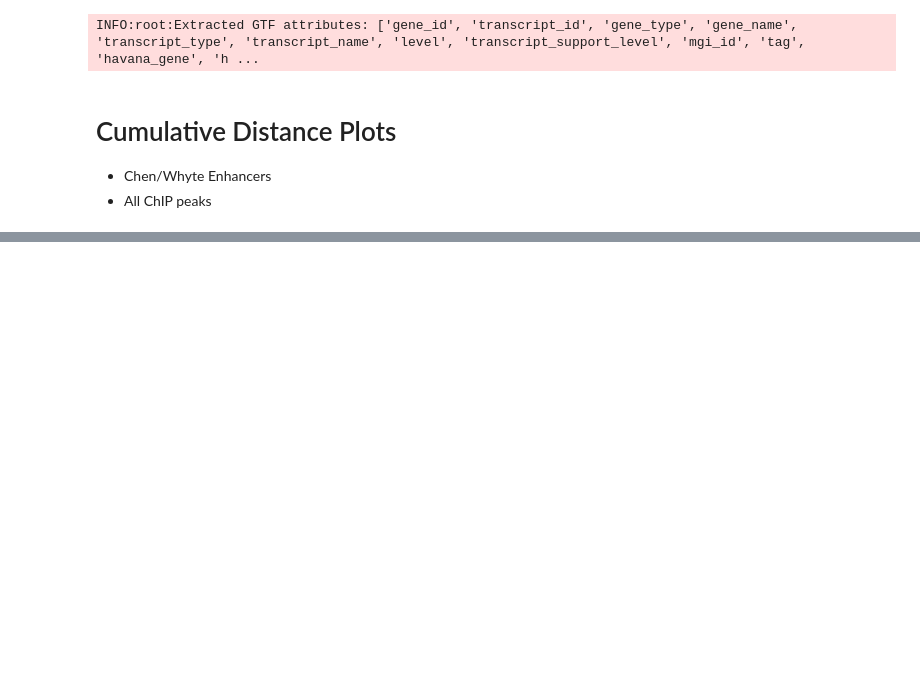
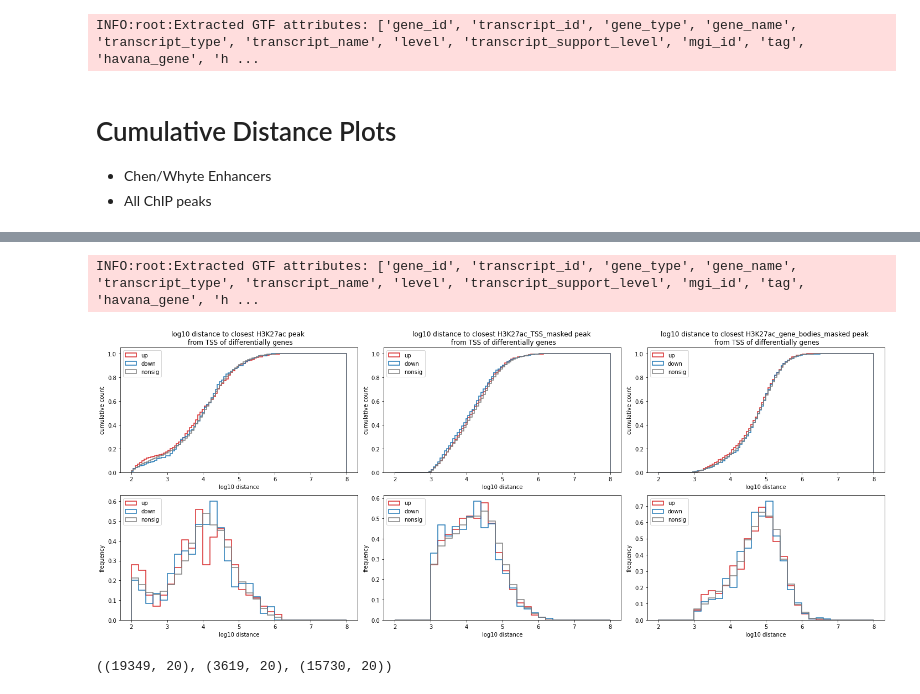
Before and after one commit to Bozhie/transcription_3Dfolding, a Jupyter notebook: transcription_3dfolding/transcription_data_analysis/20221207_cumulative_distance_plots.ipynb, the cells around one changed output, grey strips where cells are left out. Drawn from its saved outputs; the diff is of its cells as text; code cells hidden in the pictures; blank space fills up the shorter version.

```diff
--- a/transcription_3dfolding/transcription_data_analysis/20221207_cumulative_distance_plots.ipynb
+++ b/transcription_3dfolding/transcription_data_analysis/20221207_cumulative_distance_plots.ipynb
@@ -102,0 +109,56 @@ plt.show()
+# %%
+tss_df = flt.load_tss_df()
+tss_df = flt.label_DE_status(tss_df)
+
+### merging in gene body information
+# todo: potentially re-factor as part of gtf reader
+gene_bodies = pd.read_csv(
+    "/project/fudenber_735/collaborations/karissa_2022/old/RNAseq/STAR_Gencode_alignment/gencode.vM23.primary_assembly.annotation.gtf",
+    sep='\t', comment='#', names=[
+    'chrom','db','type','start','end','score','strand','score2','metadata'])
+gene_id = gene_bodies['metadata'].str.split('";',expand=True)[0].str.replace ('gene_id "','')
+gene_bodies['gene_id'] = gene_id
+gene_bodies.drop_duplicates('gene_id', inplace=True)
+
+tss_df = tss_df.merge(gene_bodies[['chrom','start','end','strand','gene_id']],
+                how='left', on='gene_id', suffixes=['','_gene'])
+# %% [output]
+INFO:root:Extracted GTF attributes: ['gene_id', 'transcript_id', 'gene_type', 'gene_name', 'transcript_type', 'transcript_name', 'level', 'transcript_support_level', 'mgi_id', 'tag', 'havana_gene', 'h ...
+# %%
+h3k_frames = {}
+tss_window_size = 1000
+extend_gene_bp = int(1e3)
+file = chip_peaks_condition_dict['H3K27ac']
+
+feature_df = flt.get_peak_bioframe(file)
+
+h3k_frames['H3K27ac'] = feature_df
+h3k_frames['H3K27ac_TSS_masked'] = flt.mask_tss_proximal_features( feature_df,
+                                                                  tss_df,
+                                                                  window_size=tss_window_size)
+h3k_frames['H3K27ac_gene_bodies_masked'] = flt.mask_gene_body_features( feature_df,
+                                                                       tss_df,
+                                                                       extend_gene_bp = extend_gene_bp)
+
+fig, axs = plt.subplots(2, len(h3k_frames), figsize=(20, 8))
+
+for (feature_name, feature_df), axi in zip(h3k_frames.items(), np.arange(axs.shape[1])):
+
+    tss_df = flt.label_closest_peak(tss_df, feature_df, feature_name)
+
+    pfn.plot_distance_histogram(tss_df,
+                                 feature_name+'_distance',
+                                 ax=axs[0, axi],
+                                 cumulative=True,
+                                 bins=100,
+                                 plot_title='log10 distance to closest {} peak \n from TSS of differentially genes'.format(feature_name))
+
+    pfn.plot_distance_histogram(tss_df,
+                                feature_name+'_distance',
+                                ax=axs[1, axi],
+                                bins=30)
+
+plt.tight_layout()
+plt.show()
+# %% [output]
+[figure, added]
@@ -102,0 +173,4 @@ plt.show()
+# %%
+tss_df.shape, tss_df_with_CTCF.shape, tss_df_mask_CTCF.shape
+# %% [output]
+((19349, 20), (3619, 20), (15730, 20))
```
Also changed, not shown: parts of 5 cells of this notebook, 2 other files.
